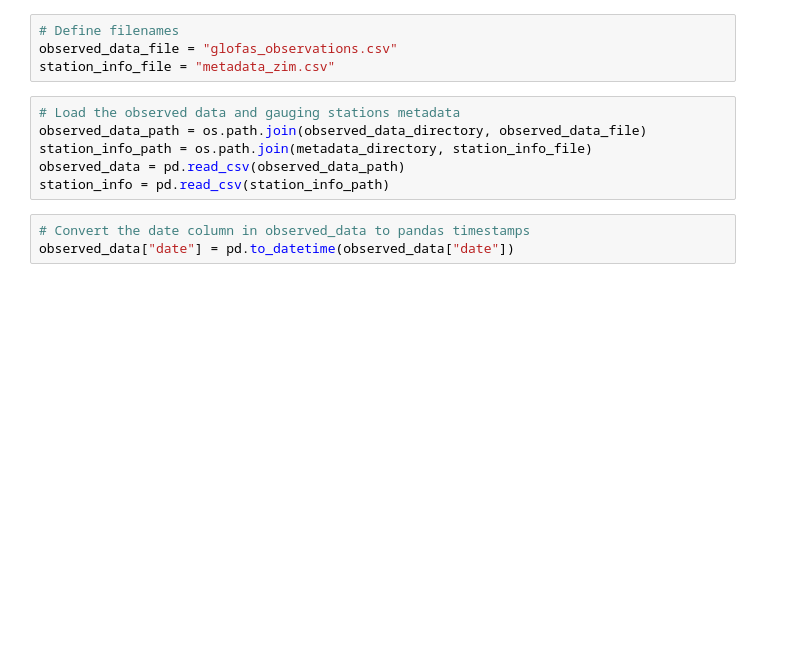
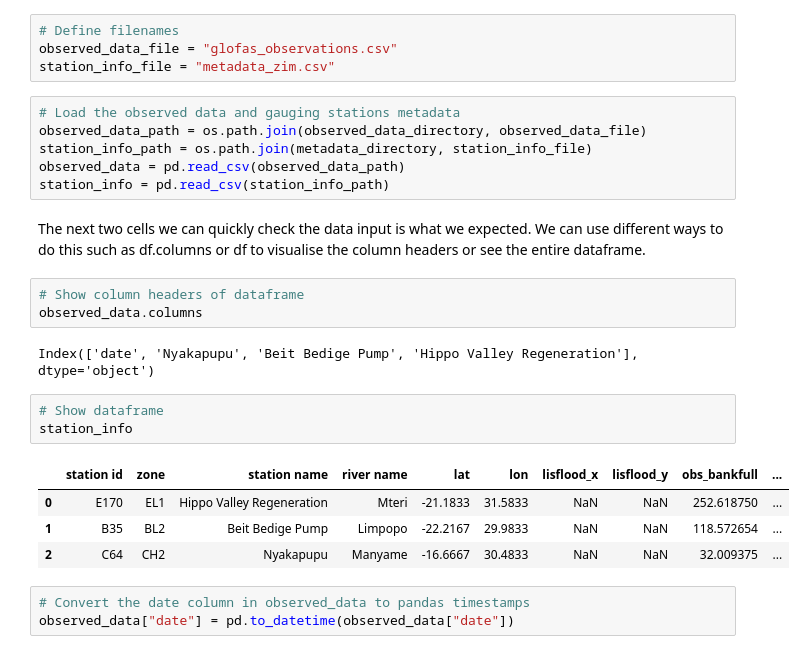
Before and after one commit to jamie-towner4/flood_aa_training, a Jupyter notebook: aa_preseason.ipynb, the cells around one changed output. Drawn from its saved outputs; the diff is of its cells as text; blank space fills up the shorter version.

```diff
--- a/aa_preseason.ipynb
+++ b/aa_preseason.ipynb
@@ -39,6 +41,21 @@ observed_data_path = os.path.join(observed_data_directory, observed_data_file)
 station_info_path = os.path.join(metadata_directory, station_info_file)
 observed_data = pd.read_csv(observed_data_path)
 station_info = pd.read_csv(station_info_path)
+# %% [markdown]
+The next two cells we can quickly check the data input is what we expected. We can use different ways to do this such as df.columns or df to visualise the column headers or see the entire dataframe.
+# %%
+# Show column headers of dataframe
+observed_data.columns
+# %% [output]
+Index(['date', 'Nyakapupu', 'Beit Bedige Pump', 'Hippo Valley Regeneration'], dtype='object')
+# %%
+# Show dataframe
+station_info
+# %% [output]
+|  | station id | zone | station name | river name | lat | lon | lisflood_x | lisflood_y | obs_bankfull | ... |
+| 0 | E170 | EL1 | Hippo Valley Regeneration | Mteri | -21.1833 | 31.5833 | NaN | NaN | 252.618750 | ... |
+| 1 | B35 | BL2 | Beit Bedige Pump | Limpopo | -22.2167 | 29.9833 | NaN | NaN | 118.572654 | ... |
+| 2 | C64 | CH2 | Nyakapupu | Manyame | -16.6667 | 30.4833 | NaN | NaN | 32.009375 | ... |
 # %%
 # Convert the date column in observed_data to pandas timestamps
 observed_data["date"] = pd.to_datetime(observed_data["date"])
```
Also changed, not shown: parts of 14 cells of this notebook, 1 other file.
